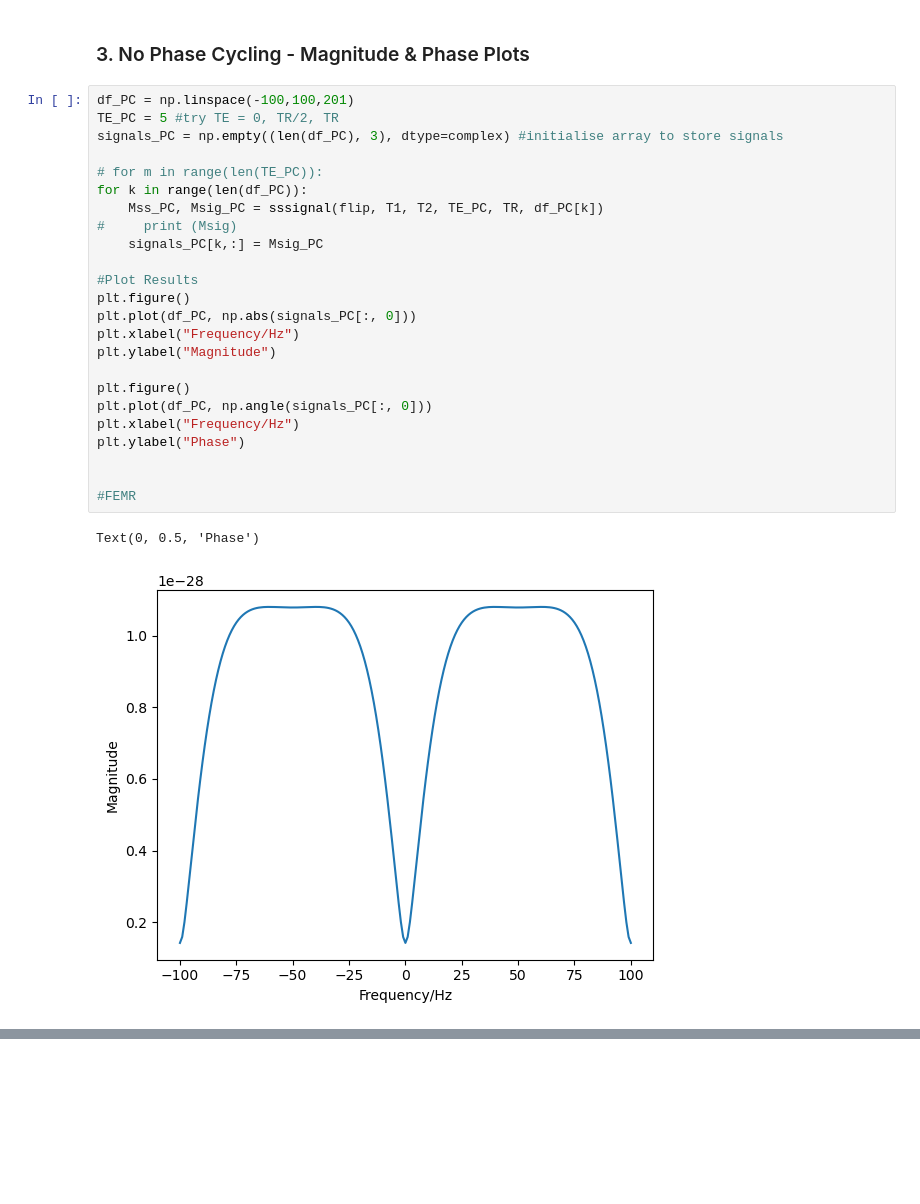
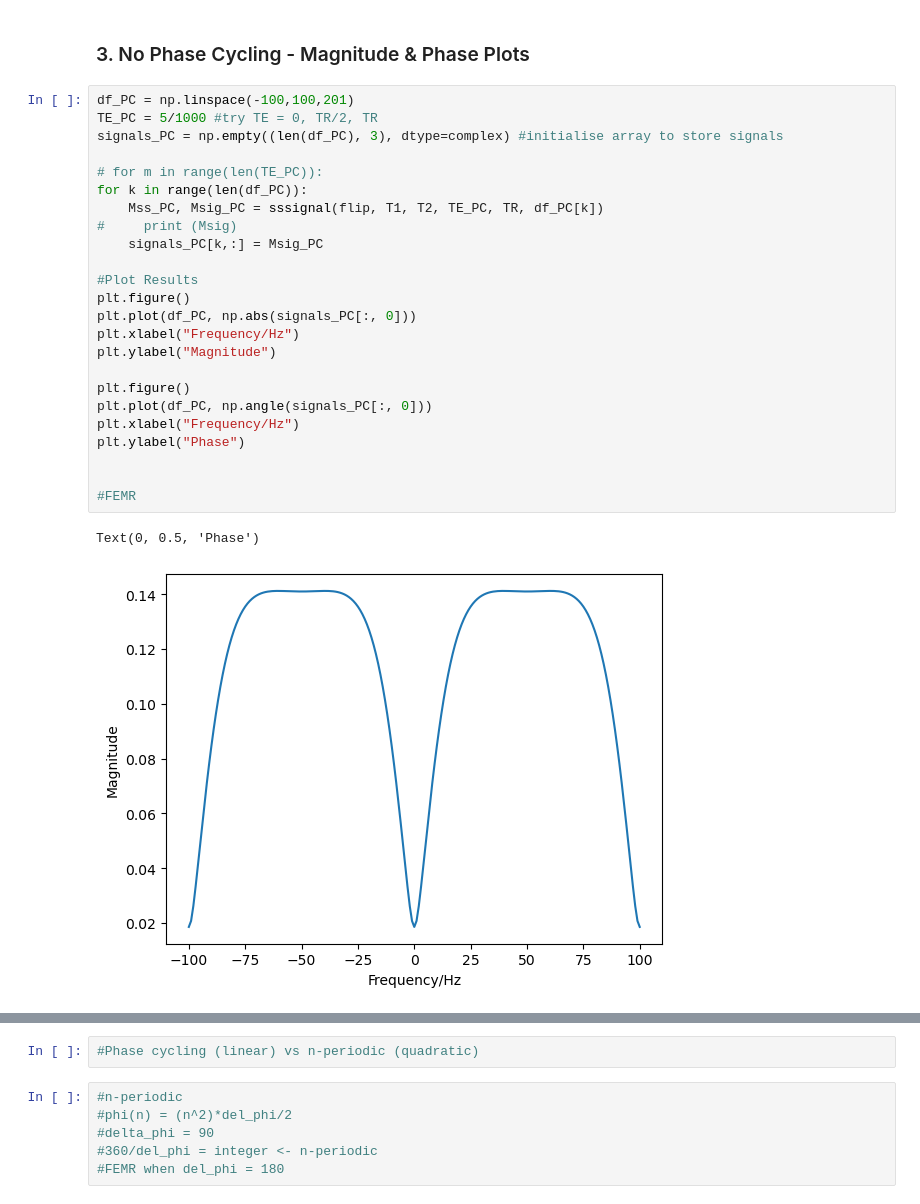
Before and after one commit to ellieYD/MRI_Flow_Motion_Correction, a Jupyter notebook: BlochSimulation.ipynb, the cells around one changed output, grey strips where cells are left out. Saved outputs shown, nothing was run; the diff lists cells and outputs as text; blank space fills up the shorter version.

Commit message:
Bloch Simulation
- Transient and Steady State
- Non phase cycled SSFP

```diff
--- a/BlochSimulation.ipynb
+++ b/BlochSimulation.ipynb
@@ -113,28 +113,28 @@ plt.legend()
 ### 3. No Phase Cycling - Magnitude & Phase Plots
 # %%
 df_PC = np.linspace(-100,100,201)
-TE_PC = 5 #try TE = 0, TR/2, TR
+TE_PC = 5/1000 #try TE = 0, TR/2, TR
 signals_PC = np.empty((len(df_PC), 3), dtype=complex) #initialise array to store signals
 
 # for m in range(len(TE_PC)):
 for k in range(len(df_PC)):
     Mss_PC, Msig_PC = sssignal(flip, T1, T2, TE_PC, TR, df_PC[k])
 #     print (Msig)
     signals_PC[k,:] = Msig_PC
 
 #Plot Results
 plt.figure()
 plt.plot(df_PC, np.abs(signals_PC[:, 0]))
 plt.xlabel("Frequency/Hz")
 plt.ylabel("Magnitude")
 
 plt.figure()
 plt.plot(df_PC, np.angle(signals_PC[:, 0]))
 plt.xlabel("Frequency/Hz")
 plt.ylabel("Phase")
 
 
 #FEMR
 # %% [output]
 Text(0, 0.5, 'Phase')
-[figure, old version]
+[figure, new version]
@@ -141,0 +142,8 @@ Text(0, 0.5, 'Phase')
+# %%
+#Phase cycling (linear) vs n-periodic (quadratic)
+# %%
+#n-periodic
+#phi(n) = (n^2)*del_phi/2
+#delta_phi = 90
+#360/del_phi = integer <- n-periodic
+#FEMR when del_phi = 180
```
Also changed, not shown: parts of 3 cells of this notebook.
